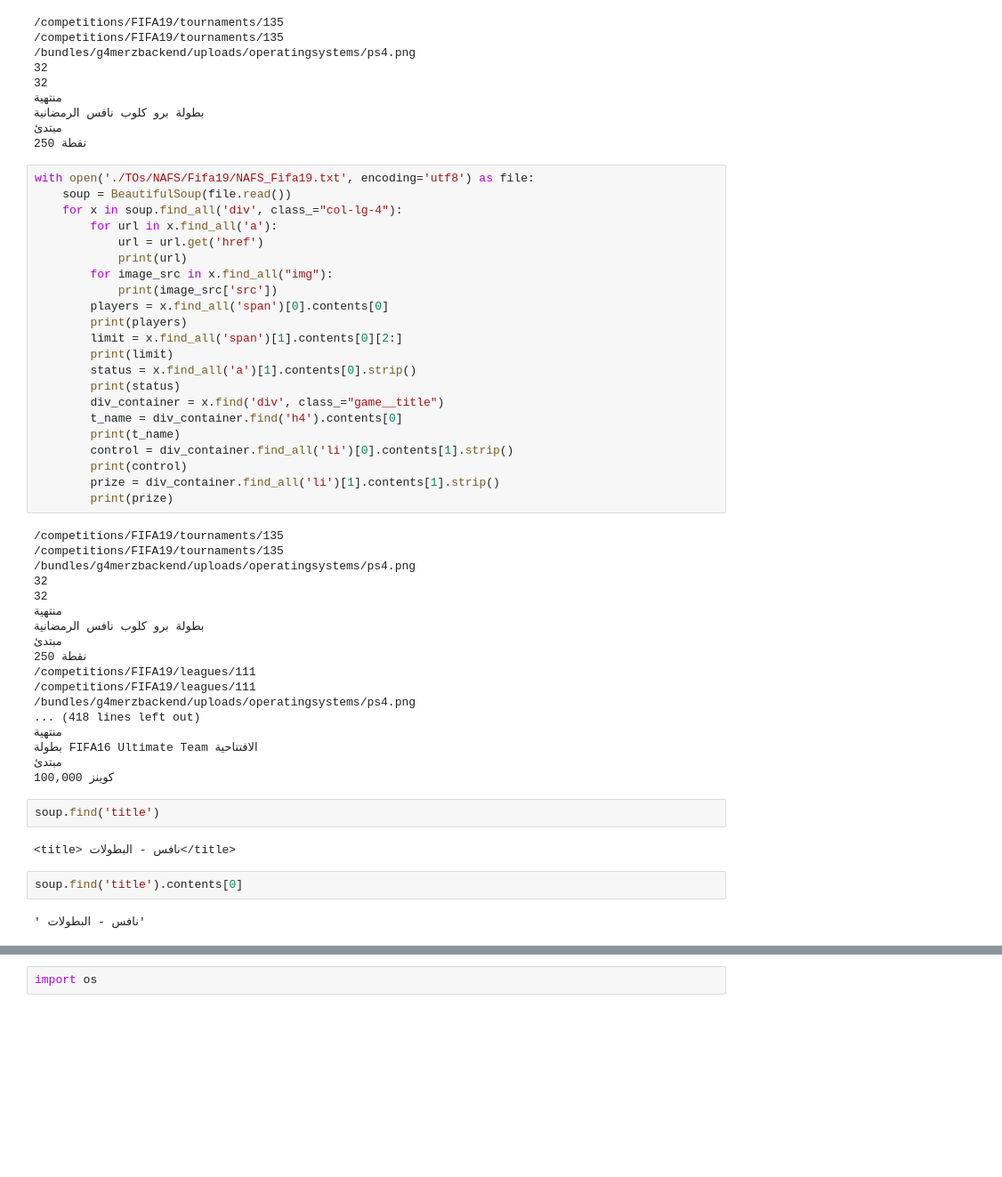
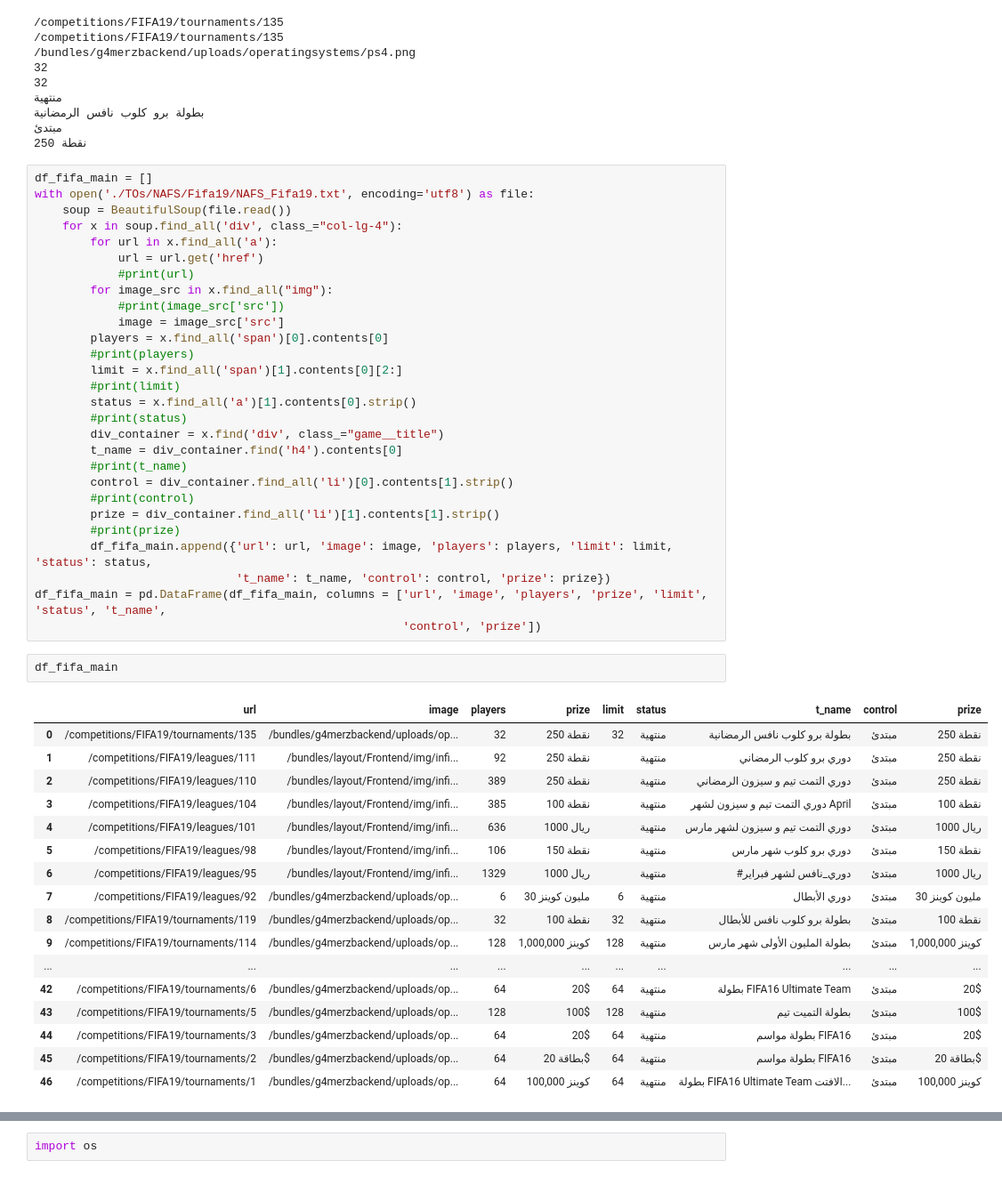
Before and after one commit to iRaied/eSports_Teams, a Jupyter notebook: esports_teams.ipynb, the cells around one changed output, grey strips where cells are left out. Shown at 89% size. Drawn from its saved outputs; the diff is of its cells as text; blank space fills up the shorter version.

```diff
--- a/esports_teams.ipynb
+++ b/esports_teams.ipynb
@@ -815,50 +815,50 @@ with open('./TOs/NAFS/Fifa19/NAFS_Fifa19.txt', encoding='utf8') as file:
 مبتدئ
 250 نقطة
 # %%
+df_fifa_main = []
 with open('./TOs/NAFS/Fifa19/NAFS_Fifa19.txt', encoding='utf8') as file:
     soup = BeautifulSoup(file.read())
     for x in soup.find_all('div', class_="col-lg-4"):
         for url in x.find_all('a'):
             url = url.get('href')
-            print(url)
+            #print(url)
         for image_src in x.find_all("img"):
-            print(image_src['src'])
+            #print(image_src['src'])
+            image = image_src['src']
         players = x.find_all('span')[0].contents[0]
-        print(players)
+        #print(players)
         limit = x.find_all('span')[1].contents[0][2:]
-        print(limit)
+        #print(limit)
         status = x.find_all('a')[1].contents[0].strip()
-        print(status)
+        #print(status)
         div_container = x.find('div', class_="game__title")
         t_name = div_container.find('h4').contents[0]
-        print(t_name)
+        #print(t_name)
         control = div_container.find_all('li')[0].contents[1].strip()
-        print(control)
+        #print(control)
         prize = div_container.find_all('li')[1].contents[1].strip()
-        print(prize)
+        #print(prize)
+        df_fifa_main.append({'url': url, 'image': image, 'players': players, 'limit': limit, 'status': status,
+                             't_name': t_name, 'control': control, 'prize': prize})
+df_fifa_main = pd.DataFrame(df_fifa_main, columns = ['url', 'image', 'players', 'prize', 'limit', 'status', 't_name',
+                                                     'control', 'prize'])
-# %% [output]
-/competitions/FIFA19/tournaments/135
-/competitions/FIFA19/tournaments/135
-/bundles/g4merzbackend/uploads/operatingsystems/ps4.png
-32
-32
-منتهية
-بطولة برو كلوب نافس الرمضانية
-مبتدئ
-250 نقطة
-/competitions/FIFA19/leagues/111
-/competitions/FIFA19/leagues/111
-/bundles/g4merzbackend/uploads/operatingsystems/ps4.png
-... (418 lines left out)
-منتهية
-بطولة FIFA16 Ultimate Team الافتتاحية
-مبتدئ
-100,000 كوينز
-# %%
-soup.find('title')
-# %% [output]
-<title> نافس - البطولات</title>
-# %%
-soup.find('title').contents[0]
-# %% [output]
-' نافس - البطولات'
+# %%
+df_fifa_main
+# %% [output]
+|  | url | image | players | prize | limit | status | t_name | control | prize |
+| 0 | /competitions/FIFA19/tournaments/135 | /bundles/g4merzbackend/uploads/op... | 32 | 250 نقطة | 32 | منتهية | بطولة برو كلوب نافس الرمضانية | مبتدئ | 250 نقطة |
+| 1 | /competitions/FIFA19/leagues/111 | /bundles/layout/Frontend/img/infi... | 92 | 250 نقطة |  | منتهية | دوري برو كلوب الرمضاني | مبتدئ | 250 نقطة |
+| 2 | /competitions/FIFA19/leagues/110 | /bundles/layout/Frontend/img/infi... | 389 | 250 نقطة |  | منتهية | دوري التمت تيم و سيزون الرمضاني | مبتدئ | 250 نقطة |
+| 3 | /competitions/FIFA19/leagues/104 | /bundles/layout/Frontend/img/infi... | 385 | 100 نقطة |  | منتهية | دوري التمت تيم و سيزون لشهر April | مبتدئ | 100 نقطة |
+| 4 | /competitions/FIFA19/leagues/101 | /bundles/layout/Frontend/img/infi... | 636 | 1000 ريال |  | منتهية | دوري التمت تيم و سيزون لشهر مارس | مبتدئ | 1000 ريال |
+| 5 | /competitions/FIFA19/leagues/98 | /bundles/layout/Frontend/img/infi... | 106 | 150 نقطة |  | منتهية | دوري برو كلوب شهر مارس | مبتدئ | 150 نقطة |
+| 6 | /competitions/FIFA19/leagues/95 | /bundles/layout/Frontend/img/infi... | 1329 | 1000 ريال |  | منتهية | #دوري_نافس لشهر فبراير | مبتدئ | 1000 ريال |
+| 7 | /competitions/FIFA19/leagues/92 | /bundles/g4merzbackend/uploads/op... | 6 | 30 مليون كوينز | 6 | منتهية | دوري الأبطال | مبتدئ | 30 مليون كوينز |
+| 8 | /competitions/FIFA19/tournaments/119 | /bundles/g4merzbackend/uploads/op... | 32 | 100 نقطة | 32 | منتهية | بطولة برو كلوب نافس للأبطال | مبتدئ | 100 نقطة |
+| 9 | /competitions/FIFA19/tournaments/114 | /bundles/g4merzbackend/uploads/op... | 128 | 1,000,000 كوينز | 128 | منتهية | بطولة المليون الأولى شهر مارس | مبتدئ | 1,000,000 كوينز |
+| ... | ... | ... | ... | ... | ... | ... | ... | ... | ... |
+| 42 | /competitions/FIFA19/tournaments/6 | /bundles/g4merzbackend/uploads/op... | 64 | 20$ | 64 | منتهية | بطولة FIFA16 Ultimate Team | مبتدئ | 20$ |
+| 43 | /competitions/FIFA19/tournaments/5 | /bundles/g4merzbackend/uploads/op... | 128 | 100$ | 128 | منتهية | بطولة التميت تيم | مبتدئ | 100$ |
+| 44 | /competitions/FIFA19/tournaments/3 | /bundles/g4merzbackend/uploads/op... | 64 | 20$ | 64 | منتهية | بطولة مواسم FIFA16 | مبتدئ | 20$ |
+| 45 | /competitions/FIFA19/tournaments/2 | /bundles/g4merzbackend/uploads/op... | 64 | بطاقة 20$ | 64 | منتهية | بطولة مواسم FIFA16 | مبتدئ | بطاقة 20$ |
+| 46 | /competitions/FIFA19/tournaments/1 | /bundles/g4merzbackend/uploads/op... | 64 | 100,000 كوينز | 64 | منتهية | بطولة FIFA16 Ultimate Team الافتت... | مبتدئ | 100,000 كوينز |
```
Also changed, not shown: parts of 15 cells of this notebook.
